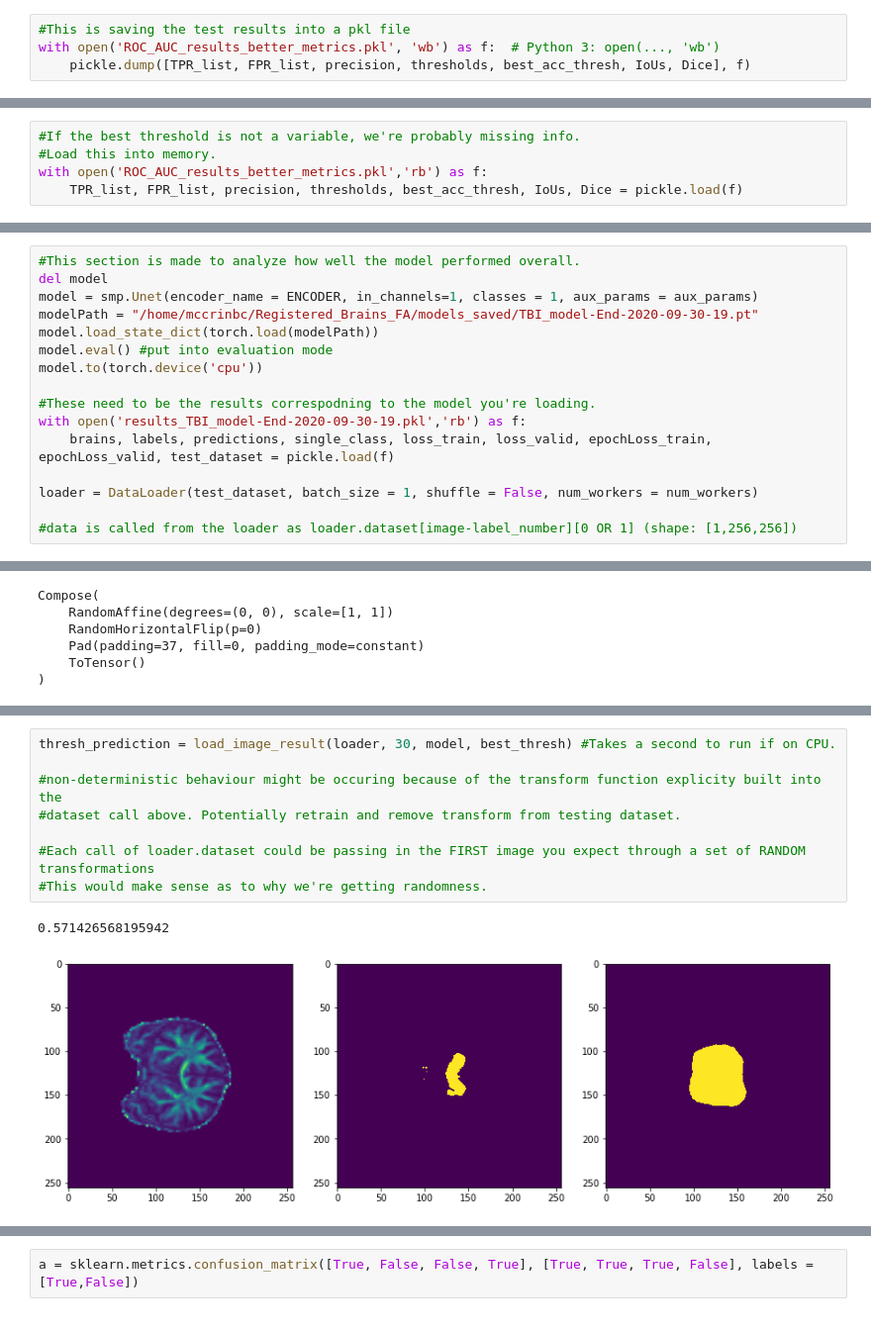
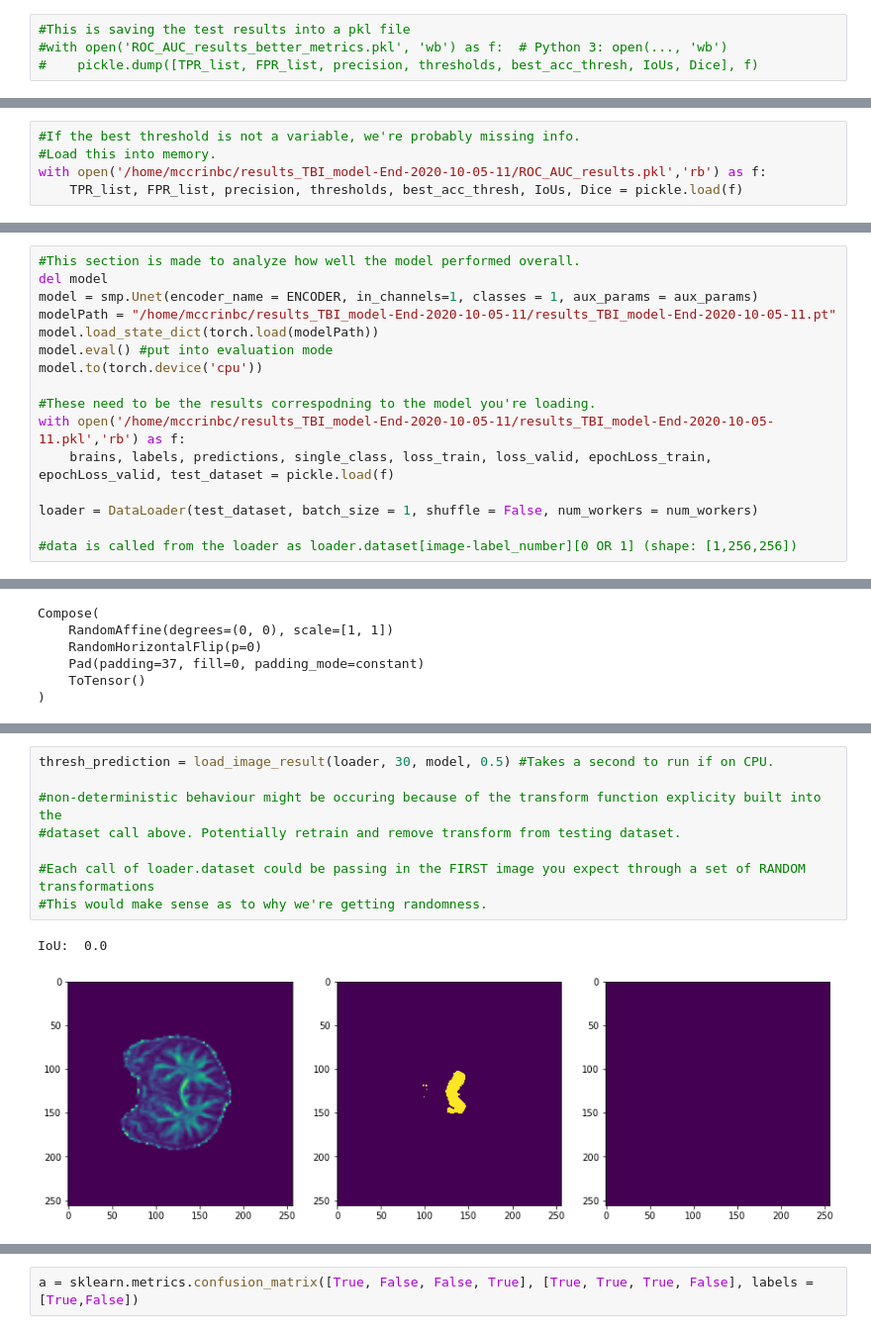
Before and after one commit to mccrinbc/TBI_Segmentation, a Jupyter notebook: smp_main.ipynb, the cells around one changed output, grey strips where cells are left out. Shown at 99% size. Saved outputs shown, nothing was run; the diff lists cells and outputs as text.

```diff
--- a/smp_main.ipynb
+++ b/smp_main.ipynb
@@ -665,4 +719,4 @@ results_TBI_model-End-2020-10-01-16.pkl
 # %%
 #This is saving the test results into a pkl file
-with open('ROC_AUC_results_better_metrics.pkl', 'wb') as f:  # Python 3: open(..., 'wb')
-    pickle.dump([TPR_list, FPR_list, precision, thresholds, best_acc_thresh, IoUs, Dice], f)
+#with open('ROC_AUC_results_better_metrics.pkl', 'wb') as f:  # Python 3: open(..., 'wb')
+#    pickle.dump([TPR_list, FPR_list, precision, thresholds, best_acc_thresh, IoUs, Dice], f)
@@ -688,0 +723,5 @@ IoU_test
+# %%
+#If the best threshold is not a variable, we're probably missing info.
+#Load this into memory.
+with open('/home/mccrinbc/results_TBI_model-End-2020-10-05-11/ROC_AUC_results.pkl','rb') as f:
+    TPR_list, FPR_list, precision, thresholds, best_acc_thresh, IoUs, Dice = pickle.load(f)
@@ -777,5 +846,0 @@ Text(0.5, 1.0, 'Precision vs Recall')
-# %%
-#If the best threshold is not a variable, we're probably missing info.
-#Load this into memory.
-with open('ROC_AUC_results_better_metrics.pkl','rb') as f:
-    TPR_list, FPR_list, precision, thresholds, best_acc_thresh, IoUs, Dice = pickle.load(f)
@@ -828,13 +873,13 @@ plt.plot(thresholds,meanIoUs_each_threshold)
 #This section is made to analyze how well the model performed overall.
 del model
 model = smp.Unet(encoder_name = ENCODER, in_channels=1, classes = 1, aux_params = aux_params)
-modelPath = "/home/mccrinbc/Registered_Brains_FA/models_saved/TBI_model-End-2020-09-30-19.pt"
+modelPath = "/home/mccrinbc/results_TBI_model-End-2020-10-05-11/results_TBI_model-End-2020-10-05-11.pt"
 model.load_state_dict(torch.load(modelPath))
 model.eval() #put into evaluation mode
 model.to(torch.device('cpu'))
 
 #These need to be the results correspodning to the model you're loading.
-with open('results_TBI_model-End-2020-09-30-19.pkl','rb') as f:
+with open('/home/mccrinbc/results_TBI_model-End-2020-10-05-11/results_TBI_model-End-2020-10-05-11.pkl','rb') as f:
     brains, labels, predictions, single_class, loss_train, loss_valid, epochLoss_train, epochLoss_valid, test_dataset = pickle.load(f)
 
 loader = DataLoader(test_dataset, batch_size = 1, shuffle = False, num_workers = num_workers)
@@ -871,13 +916,13 @@ def load_image_result(loader, index, model, threshold):
 
     return thresh_prediction
 # %%
-thresh_prediction = load_image_result(loader, 30, model, best_thresh) #Takes a second to run if on CPU.
+thresh_prediction = load_image_result(loader, 30, model, 0.5) #Takes a second to run if on CPU.
 
 #non-deterministic behaviour might be occuring because of the transform function explicity built into the
 #dataset call above. Potentially retrain and remove transform from testing dataset.
 
 #Each call of loader.dataset could be passing in the FIRST image you expect through a set of RANDOM transformations
 #This would make sense as to why we're getting randomness.
 # %% [output]
-0.571426568195942
+IoU:  0.0
-[figure, old version]
+[figure, new version]
```
Also changed, not shown: parts of 47 cells of this notebook.
